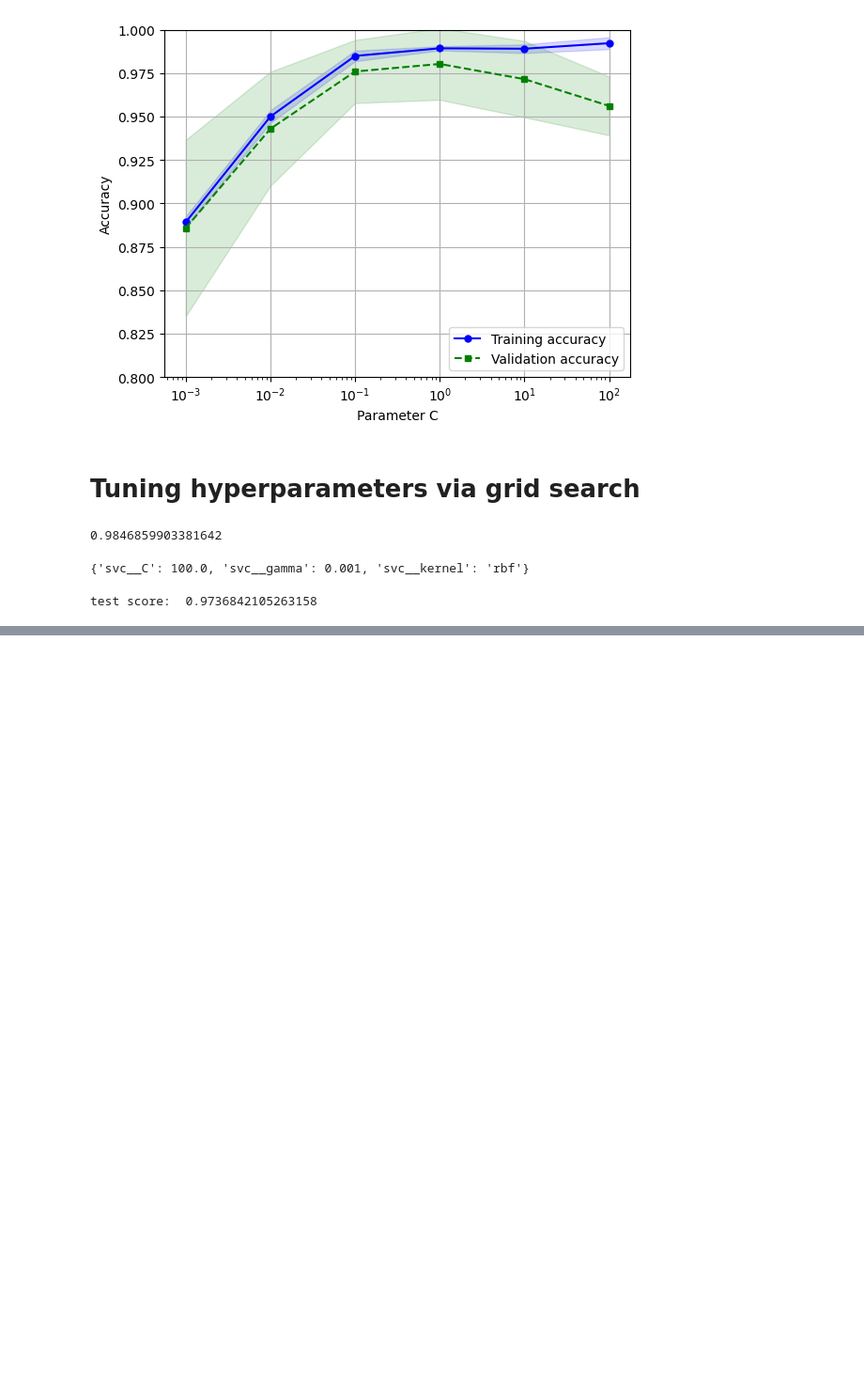
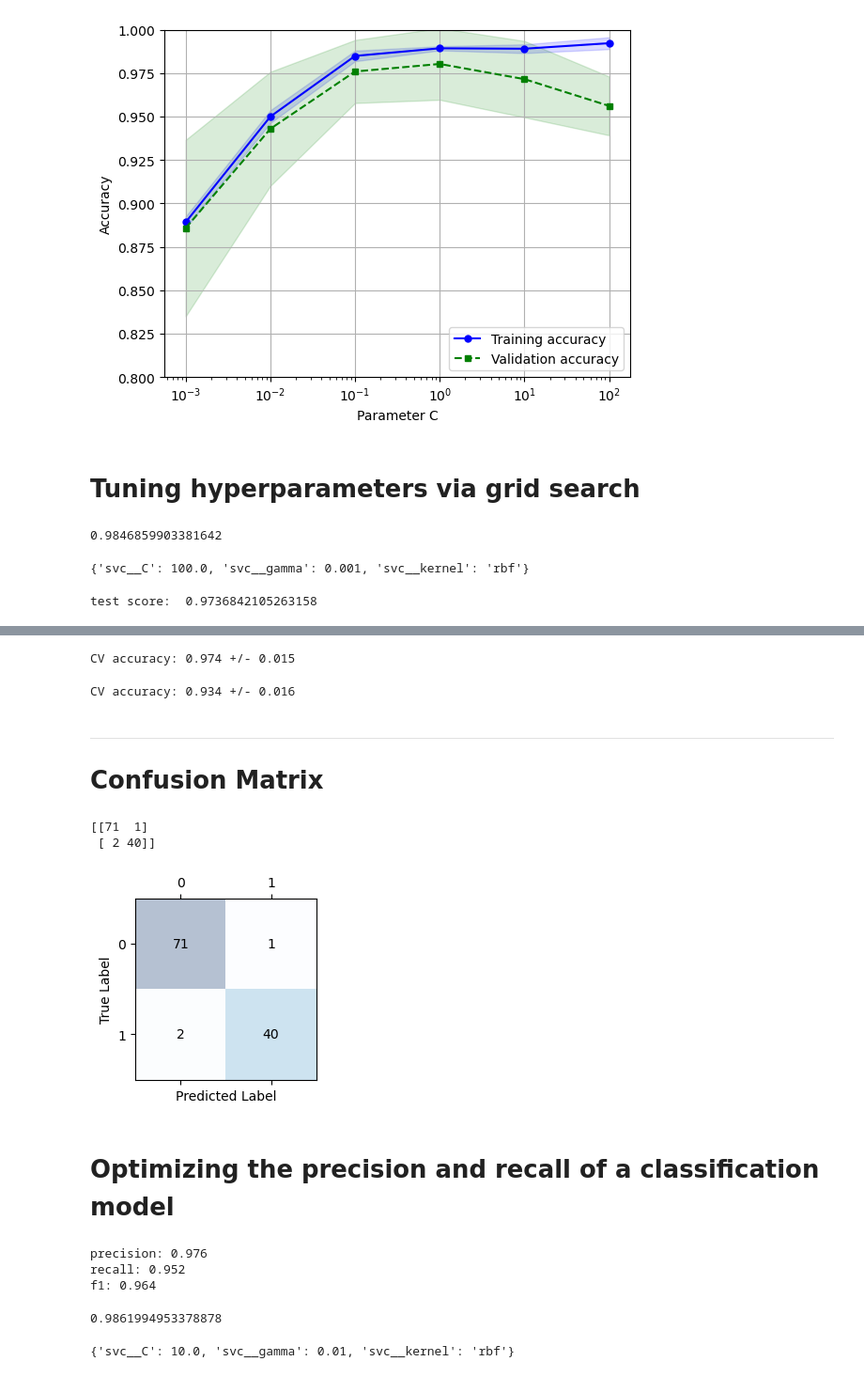
Before and after one commit to A-janjan/ml_practices, a Jupyter notebook: pythonML_packt/prj7.ipynb, the cells around one changed output, grey strips where cells are left out. Shown at 94% size. Cells and saved outputs as stored; diff of their text form; code cells hidden in the pictures; blank space fills up the shorter version.

Commit message:
PRE and REC and F1 scores

```diff
--- a/pythonML_packt/prj7.ipynb
+++ b/pythonML_packt/prj7.ipynb
@@ -242,0 +228,4 @@ CV accuracy: 0.934 +/- 0.016
+# %%
+print('CV accuracy: %.3f +/- %.3f' % (np.mean(scores), np.std(scores)))
+# %% [output]
+CV accuracy: 0.974 +/- 0.015
@@ -242,0 +239,43 @@ CV accuracy: 0.934 +/- 0.016
+# %%
+print("CV accuracy: %.3f +/- %.3f" % (np.mean(scores), np.std(scores)))
+# %% [output]
+CV accuracy: 0.934 +/- 0.016
+# %% [markdown]
+---
+
+# Confusion Matrix
+# %%
+from sklearn.metrics import confusion_matrix
+
+pipe_SVC.fit(X_train, y_train)
+y_pred = pipe_SVC.predict(X_test)
+confmat = confusion_matrix(y_true=y_test, y_pred=y_pred)
+print(confmat)
+# %% [output]
+[[71  1]
+ [ 2 40]]
+# %%
+fig, ax = plt.subplots(figsize=(2.5, 2.5))
+ax.matshow(confmat, cmap=plt.cm.Blues, alpha=0.3)
+for i in range(confmat.shape[0]):
+    for j in range(confmat.shape[1]):
+        ax.text(x=j, y=i, s=confmat[i, j], va='center', ha='center')
+plt.xlabel('Predicted Label')
+plt.ylabel('True Label')
+plt.show()
+# %% [output]
+[figure, added]
+# %% [markdown]
+# Optimizing the precision and recall of a classification model
+# %%
+# metrics
+
+from sklearn.metrics import f1_score, precision_score, recall_score
+
+print('precision: %.3f' % precision_score(y_true=y_test, y_pred=y_pred))
+print('recall: %.3f' % recall_score(y_true=y_test, y_pred=y_pred))
+print('f1: %.3f' % f1_score(y_true=y_test, y_pred=y_pred))
+# %% [output]
+precision: 0.976
+recall: 0.952
+f1: 0.964
@@ -242,0 +302,8 @@ CV accuracy: 0.934 +/- 0.016
+# %%
+gs.best_score_
+# %% [output]
+0.9861994953378878
+# %%
+gs.best_params_
+# %% [output]
+{'svc__C': 10.0, 'svc__gamma': 0.01, 'svc__kernel': 'rbf'}
```
Also changed, not shown: parts of 15 cells of this notebook.
